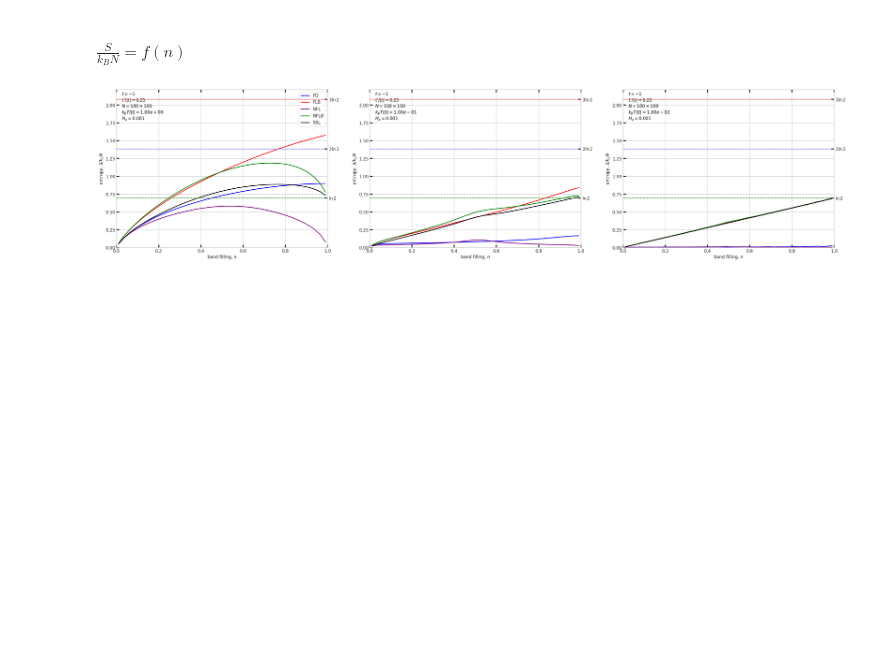
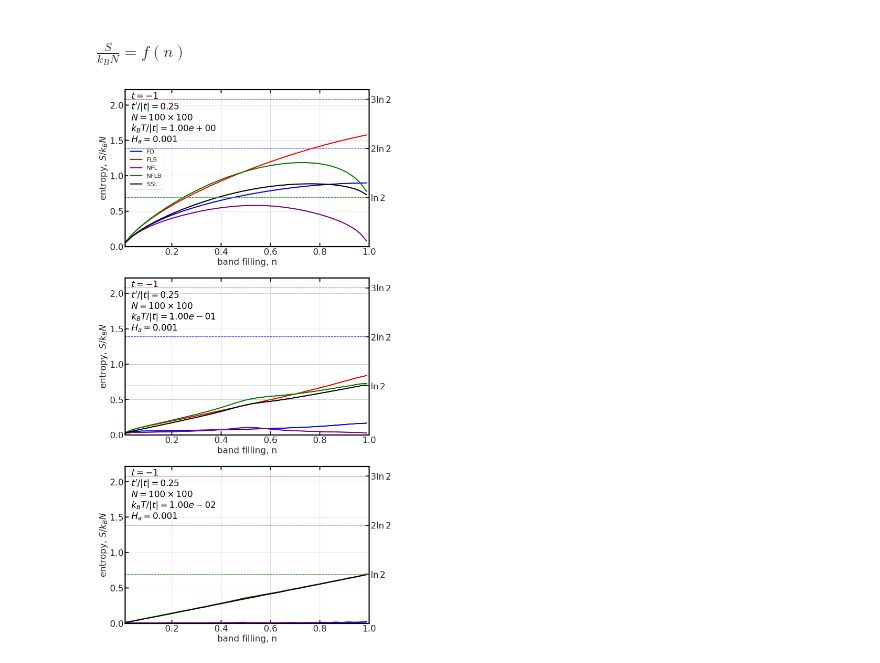
Before and after one commit to Mateuszzx/quantum-statistics-solver, a Jupyter notebook: notebooks/Graphs/magnetic_S.ipynb, the cells around one changed output. Cells and saved outputs as stored; diff of their text form; code cells hidden in the pictures; blank space fills up the shorter version.

```diff
--- a/notebooks/Graphs/magnetic_S.ipynb
+++ b/notebooks/Graphs/magnetic_S.ipynb
@@ -96,23 +96,27 @@ entropy_df
 # %%
 H_a_plot = H_a[0]
 beta_plot = 1/k_BT
 distro = ["FD","FLB","NFL", "NFLB", "SSL"]
 # Plot
+legend_loc = "center left"
+PlotConfig = sp.PlotConfig(legend_loc=legend_loc)
+
+plotter = sp.ScientificPlotter(config=PlotConfig)
 plotter.plot_scalar_result(
     results=entropy_df,
     x_param="n",
     y_col="entropy",
     y_label=r"entropy, $S / k_B N$",
     fixed_params={"H_a": H_a_plot},
     distros=distro,
     subplots_param="beta",
     subplots_vals=beta_plot,
-    cols=3,
-    figsize=(12, 8),
+    cols=1,
+    figsize=(12, 8.8),
     show_log_vals=True,
-    ylims=(0, 2.5),
-    xlims=(0, 1)
+    ylims=(0, 2.6),
+    xlims=(0.01, 1)
 )
 plt.show()
 # %% [output]
-[figure, old version]
+[figure, new version]
```
Also changed, not shown: 7 other files.
